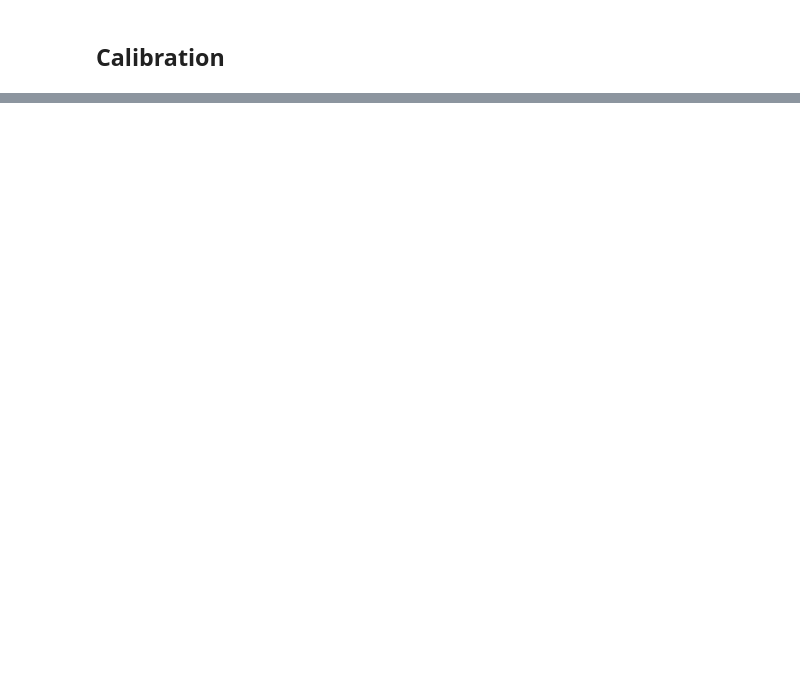
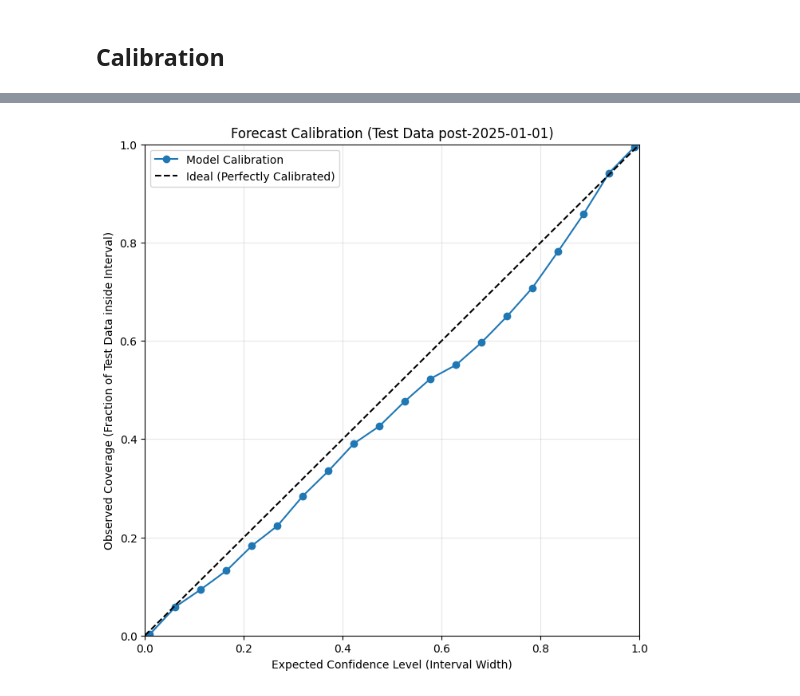
Before and after one commit to General-Purpose-AI-Policy-Lab/benchmark-forecasting, a Jupyter notebook: validation.ipynb, the cells around one changed output, grey strips where cells are left out. Saved outputs shown, nothing was run; the diff lists cells and outputs as text; code cells hidden in the pictures; blank space fills up the shorter version.

```diff
--- a/validation.ipynb
+++ b/validation.ipynb
@@ -315,0 +299,3 @@ Coordinates:
+# %%
+cutoff_date = pd.to_datetime("2025-01-01")
+cross_validation_idata = cross_validate_model(dataset, cutoff_date)
@@ -315,0 +320,40 @@ Coordinates:
+# %%
+y_pred = cross_validation_idata.predictions.stack(sample=("chain", "draw"))["y"].values
+y_true = test_dataset["score"].values
+
+# Define confidence levels to check (from 10% to 99%)
+expected_confidence = np.linspace(0.01, 0.99, 20)
+observed_coverage = []
+
+for p in expected_confidence:
+    # Calculate the quantiles for this confidence level p
+    # e.g., for p=0.50, we want the region between 0.25 and 0.75
+    lower_q = (1 - p) / 2
+    upper_q = 1 - lower_q
+
+    # Get the calculated bounds from the model's predictions
+    # axis=1 means "across all simulated samples for each specific data point"
+    lower_bound = np.quantile(y_pred, lower_q, axis=1)
+    upper_bound = np.quantile(y_pred, upper_q, axis=1)
+
+    # Calculate fraction of true data points that fell inside this interval
+    is_inside = (y_true >= lower_bound) & (y_true <= upper_bound)
+    observed_coverage.append(np.mean(is_inside))
+
+# 3. Plot the Calibration Curve
+plt.figure(figsize=(8, 8))
+plt.plot(expected_confidence, observed_coverage, "o-", label="Model Calibration")
+plt.plot([0, 1], [0, 1], "k--", label="Ideal (Perfectly Calibrated)")
+
+# Formatting
+plt.xlabel("Expected Confidence Level (Interval Width)")
+plt.ylabel("Observed Coverage (Fraction of Test Data inside Interval)")
+plt.title(f"Forecast Calibration (Test Data post-{cutoff_date.date()})")
+plt.legend()
+plt.grid(True, alpha=0.3)
+plt.xlim(0, 1)
+plt.ylim(0, 1)
+
+plt.show()
+# %% [output]
+[figure, added]
```
Also changed, not shown: parts of 12 cells of this notebook.
